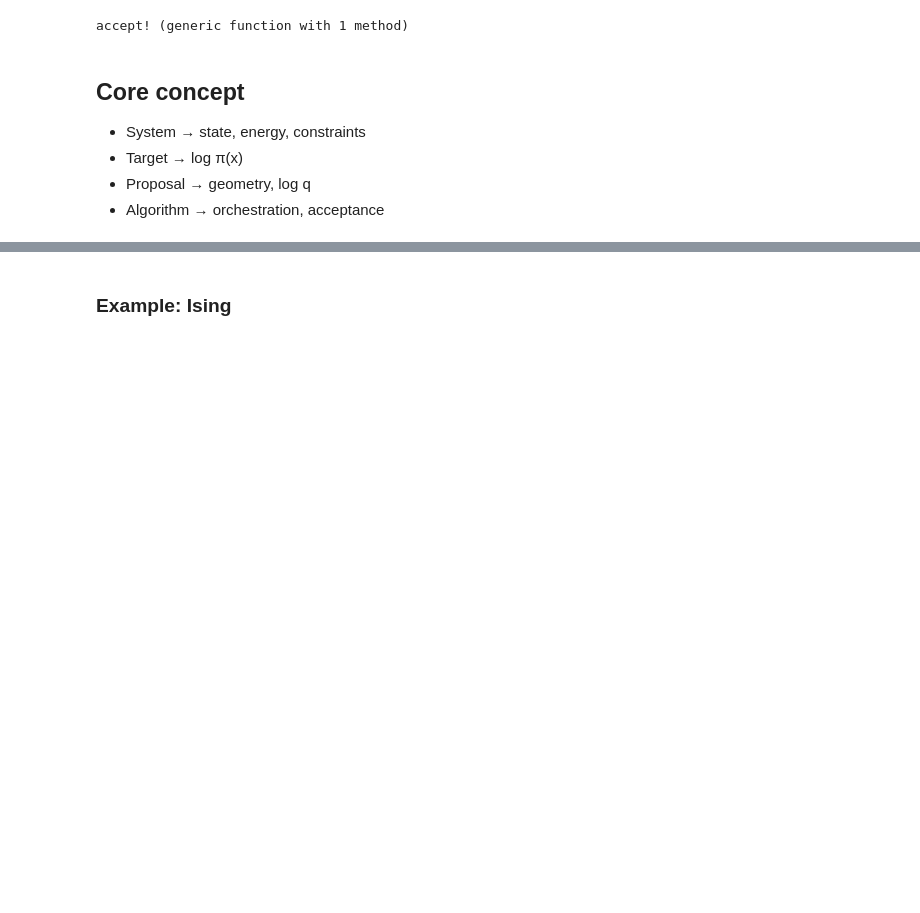
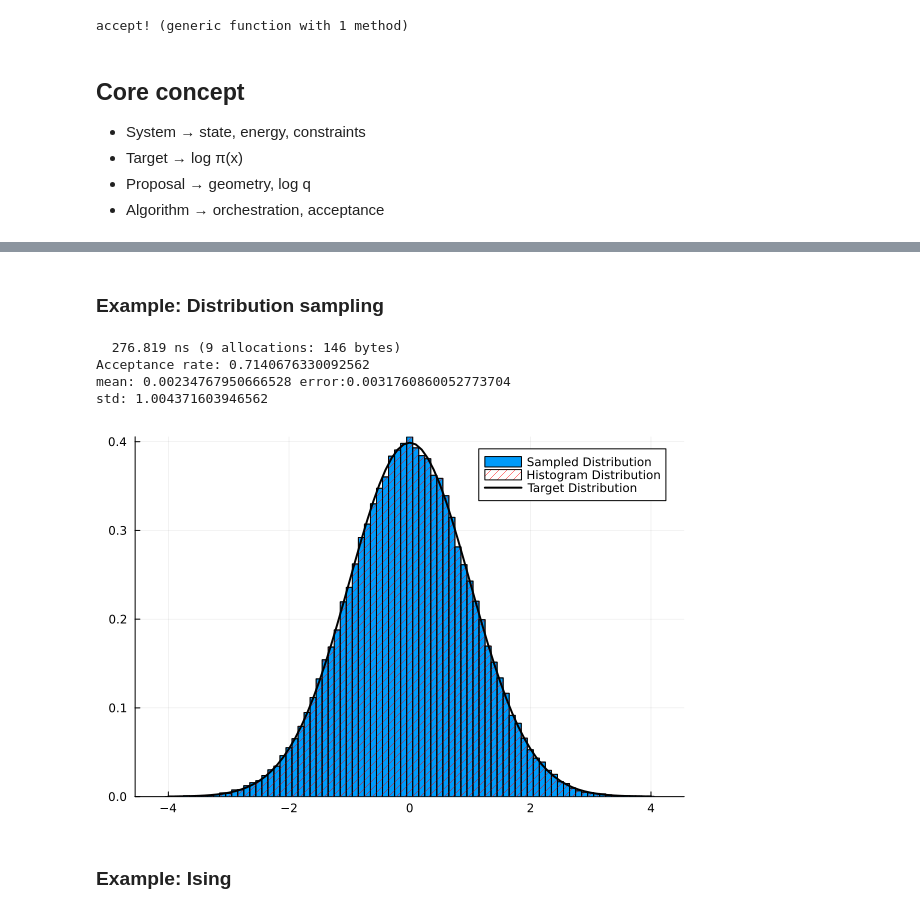
Before and after one commit to zierenberg/MonteCarloX.jl, a Jupyter notebook: examples/api.ipynb, the cells around one changed output, grey strips where cells are left out. Drawn from its saved outputs; the diff is of its cells as text; code cells hidden in the pictures; blank space fills up the shorter version.

Commit message:
new API, it is currently slower but that should be possible by optimization. At least it is more modular.

```diff
--- a/examples/api.ipynb
+++ b/examples/api.ipynb
@@ -312,3 +231,79 @@ Acceptance rate: 0.7048444507048445
+# %% [markdown]
+### Example: Distribution sampling
+# %%
+######## Setup ##########
+mutable struct State <: AbstractSystem
+    x :: Real
+end
+# alternatively this is called model, e.g. in Turing.jl
+@inline logdensity(x::Real) = - x^2 / 2.0
+
+mutable struct ImportanceSampling <: AbstractImportanceSampling
+    rng :: AbstractRNG
+    logweight :: Base.Callable
+    steps :: Int
+    accepted :: Int
+    ImportanceSampling(rng::AbstractRNG, logweight::Base.Callable) = new(rng, logweight, 0, 0)
+end
+
+alg = ImportanceSampling(MersenneTwister(42), logdensity)
+
+# this is not "the" but one update (like a spin flip)
+# logdensity should be part of the algorithm, otherwise it makes no sense. Still a callable function!
+@inline function uniform_shift!(state, alg, range::Real)
+    dx = ( 2*rand(alg.rng) - 1 ) * range
+    # this could be optimized if the past logdenisty was stored (but where)
+    log_ratio = alg.logweight(state.x + dx) - alg.logweight(state.x)
+    if accept!(alg, log_ratio)
+        state.x += dx
+    end
+    return nothing
+end
+
+######## Sampling ##########
+state = State(0.0)
+
+# benchmarking measurement overhead
+using BenchmarkTools
+@btime uniform_shift!(state, alg, 1.5)
+
+bins = collect(-4.05:0.1:4.05)
+measurements = Measurements([
+    :timeseries => (sys->sys.x) => Float64[],
+    :histogram => (sys->sys.x) => fit(Histogram, Float64[], bins)
+], interval=10)
+
+for i in 1:1e3
+    uniform_shift!(state, alg, 1.5)
+end
+for i in 1:1e6
+    uniform_shift!(state, alg, 1.5)
+    measure!(measurements, state, i)
+end
+
+######## Analysis ##########
+print("Acceptance rate: ", alg.accepted / alg.steps, "\n")
+mean_x = mean(measurements[:timeseries].data)
+std_x = std(measurements[:timeseries].data, mean=mean_x)
+# error of mean_x: from fluctuations
+err_mean_x = std_x / sqrt(length(measurements[:timeseries].data))
+print("mean: ", mean_x, " error:", err_mean_x, "\n")
+print("std: ", std_x, "\n")
+#plot distribution
+using Plots
+using Distributions
+histogram(measurements[:timeseries].data, bins=bins, normalize=true, label="Sampled Distribution")
+meas_dist = StatsBase.normalize(measurements[:histogram].data, mode=:pdf)
+plot!(meas_dist, label="Histogram Distribution", alpha=0.5, fillalpha=0.5, fillcolor=:red, fillstyle=:/)
+x = -4:0.1:4
+plot!(x, pdf.(Normal(0,1), x), label="Target Distribution", color=:black, lw=2)
+# ref:   185.935 ns (9 allocations: 147 bytes)
+# %% [output]
+  276.819 ns (9 allocations: 146 bytes)
+Acceptance rate: 0.7140676330092562
+mean: 0.00234767950666528 error:0.0031760860052773704
+std: 1.004371603946562
+[figure, added]
 # %% [markdown]
 ### Example: Ising
 # %%
```
Also changed, not shown: parts of 17 cells of this notebook, 1 other file.
